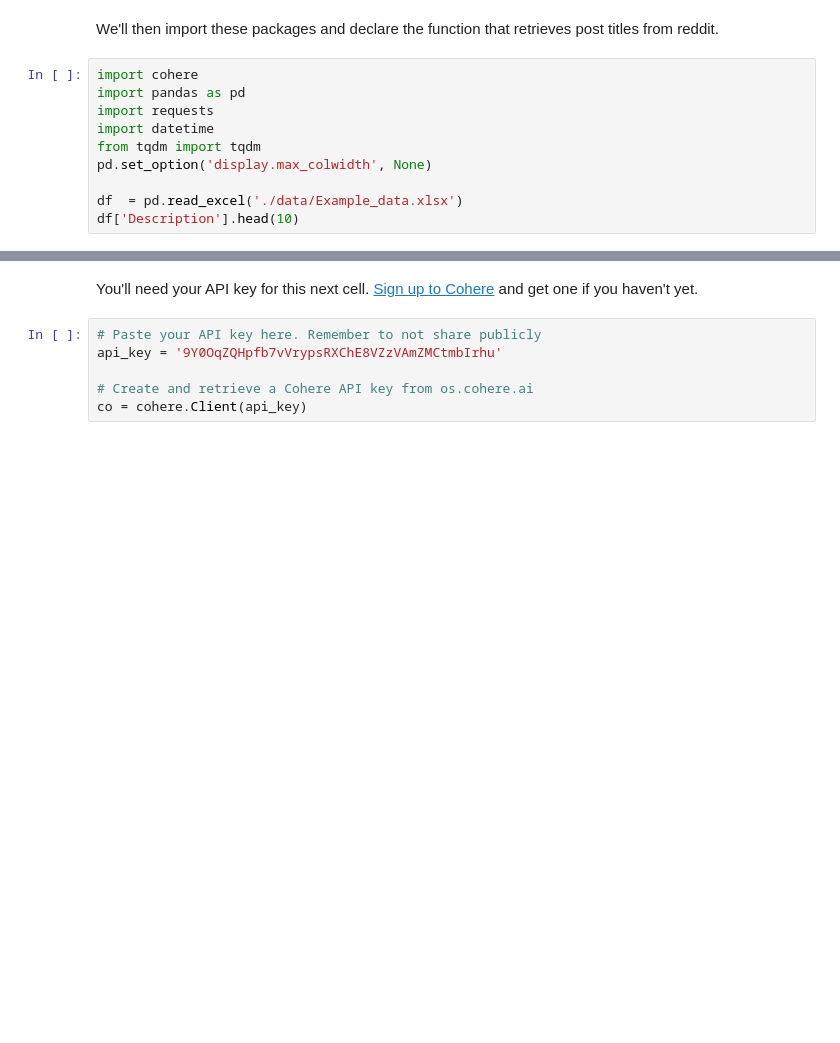
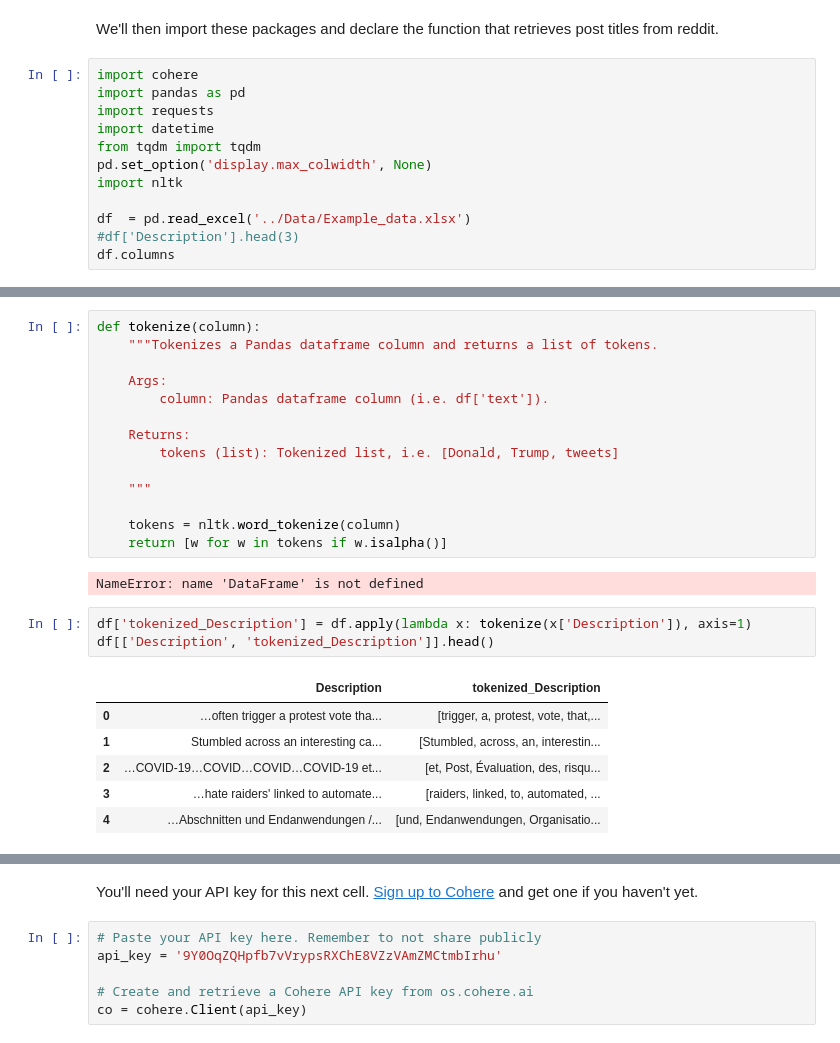
Before and after one commit to MohammedEsamaldin/Prompt-Engineering, a Jupyter notebook: notebooks/Entity_Extrcation_with_Generative_Language_Models.ipynb, the cells around one changed output, grey strips where cells are left out. Cells and saved outputs as stored; diff of their text form; blank space fills up the shorter version.

```diff
--- a/notebooks/Entity_Extrcation_with_Generative_Language_Models.ipynb
+++ b/notebooks/Entity_Extrcation_with_Generative_Language_Models.ipynb
@@ -26,7 +7,9 @@ import requests
 import datetime
 from tqdm import tqdm
 pd.set_option('display.max_colwidth', None)
+import nltk
 
-df  = pd.read_excel('./data/Example_data.xlsx')
-df['Description'].head(10)
+df  = pd.read_excel('../Data/Example_data.xlsx')
+#df['Description'].head(3)
+df.columns
 # %% [output]
@@ -33,0 +38,26 @@ FileNotFoundError: [Errno 2] No such file or directory: './data/Example_data.xls
+# %%
+def tokenize(column):
+    """Tokenizes a Pandas dataframe column and returns a list of tokens.
+
+    Args:
+        column: Pandas dataframe column (i.e. df['text']).
+
+    Returns:
+        tokens (list): Tokenized list, i.e. [Donald, Trump, tweets]
+
+    """
+
+    tokens = nltk.word_tokenize(column)
+    return [w for w in tokens if w.isalpha()]
+# %% [output]
+NameError: name 'DataFrame' is not defined
+# %%
+df['tokenized_Description'] = df.apply(lambda x: tokenize(x['Description']), axis=1)
+df[['Description', 'tokenized_Description']].head()
+# %% [output]
+|  | Description | tokenized_Description |
+| 0 | …often trigger a protest vote tha... | [trigger, a, protest, vote, that,... |
+| 1 | Stumbled across an interesting ca... | [Stumbled, across, an, interestin... |
+| 2 | …COVID-19…COVID…COVID…COVID-19 et... | [et, Post, Évaluation, des, risqu... |
+| 3 | …hate raiders' linked to automate... | [raiders, linked, to, automated, ... |
+| 4 | …Abschnitten und Endanwendungen /... | [und, Endanwendungen, Organisatio... |
```
Also changed, not shown: parts of 22 cells of this notebook.
